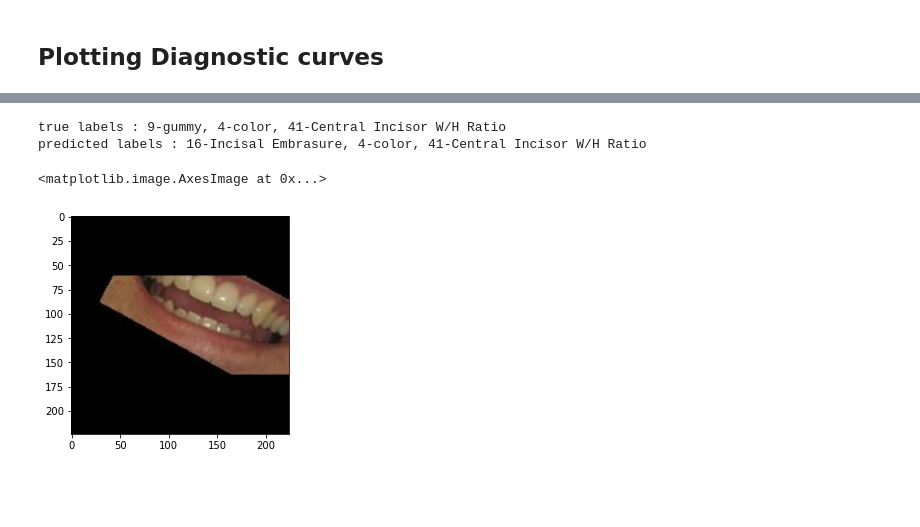
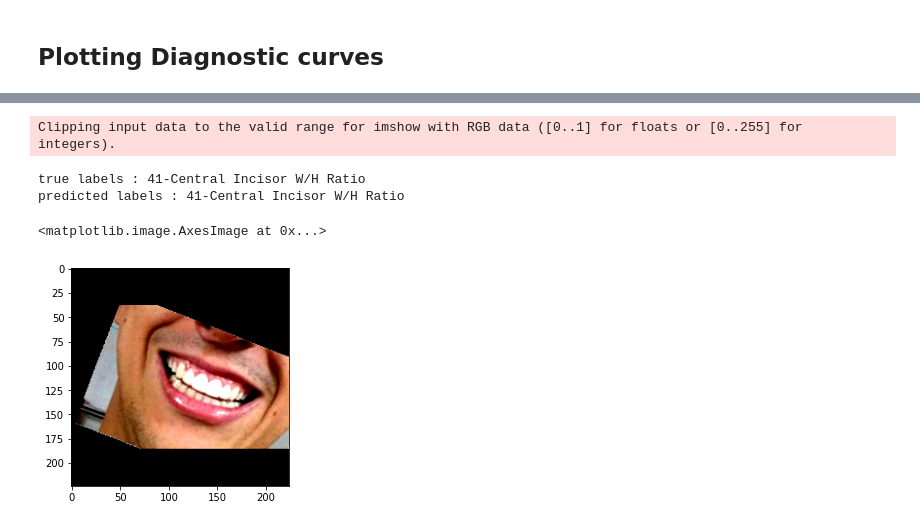
Before and after one commit to moheb432/principles-of-smile, a Jupyter notebook: vgg_transfer_teeth.ipynb, the cells around one changed output, grey strips where cells are left out. Drawn from its saved outputs; the diff is of its cells as text; code cells hidden in the pictures; blank space fills up the shorter version.

```diff
--- a/vgg_transfer_teeth.ipynb
+++ b/vgg_transfer_teeth.ipynb
@@ -121,7 +152,6 @@ model.add(MaxPool2D((2,2), strides=(2,2)))
 
 model.add(Conv2D(256, (3, 3), activation='relu',name="conv3_1"))
 model.add(Conv2D(256, (3, 3), activation='relu',name="conv3_2"))
-#model.add(Dropout(0.1))
 model.add(Conv2D(256, (3, 3), activation='relu',name="conv3_3"))
 model.add(MaxPool2D((2,2), strides=(2,2)))
 
@@ -129,30 +159,39 @@ model.add(Conv2D(512, (3, 3), activation='relu',name="conv4_1"))
 model.add(Conv2D(512, (3, 3), activation='relu',name="conv4_2"))
 model.add(Conv2D(512, (3, 3), activation='relu',name="conv4_3"))
 model.add(MaxPool2D((2,2), strides=(2,2)))
+
 model.add(Conv2D(512, (3, 3), activation='relu',name="conv5_1"))
 model.add(Conv2D(512, (3, 3), activation='relu',name="conv5_2"))
-model.add(Dropout(0.1))
 model.add(Conv2D(512, (3, 3), activation='relu',name="conv5_3"))
 model.add(MaxPool2D((2,2), strides=(2,2)))
 
-model.load_weights('vgg_face_weights.h5', by_name=True,skip_mismatch=True)
+model.load_weights('/content/drive/MyDrive/vgg_face_weights.h5', by_name=True,skip_mismatch=True)
 
 #freezing layers
 for layer in model.layers:
     layer.trainable = False
+
+model.get_layer("conv3_1").trainable =True
+#model.get_layer("conv3_3").trainable =True
+#model.get_layer("conv4_1").trainable =True
+model.get_layer("conv4_1").trainable =True
+model.get_layer("conv4_2").trainable =True
 model.get_layer("conv5_3").trainable =True
-model.get_layer("conv5_2").trainable =True
-# model.get_layer("conv5_1").trainable =True
-model.get_layer("conv4_3").trainable =True
-model.get_layer("conv3_3").trainable =True
-# model.get_layer("conv1_2").trainable =True
-# model.get_layer("conv1_1").trainable =True
+model.get_layer("conv5_1").trainable =True
+
 
 #adding output layers
 model.add(Flatten())
-#model.add(Dropout(0.1))
-#model.add( Dense(16, activation='relu'))
-model.add( Dense(16, activation='relu', kernel_regularizer=keras.regularizers.L2(0.01)))
+
+model.add( Dense(64,use_bias=False, kernel_regularizer=keras.regularizers.L2(0.02)))
+model.add(BatchNormalization())
+model.add(Activation("relu"))
+
+model.add(Dropout(0.5))
+
+model.add( Dense(16, use_bias=False,kernel_regularizer=keras.regularizers.L2(0.015)))
+model.add(BatchNormalization())
+model.add(Activation("relu"))
 
 model.add(Dense(5, activation='sigmoid'))
 # summarize
@@ -179,5 +218,5 @@ _________________________________________________________________
 # %%
-initial_learning_rate = 0.022
+initial_learning_rate = 0.0002
 lr_schedule = keras.optimizers.schedules.ExponentialDecay(
     initial_learning_rate,
     decay_steps=1000,
@@ -189,5 +228,5 @@ lr_schedule = keras.optimizers.schedules.ExponentialDecay(
 model.compile(optimizer=keras.optimizers.Adam(learning_rate=initial_learning_rate),loss = 'BinaryCrossentropy',metrics=['binary_accuracy'])
 
 #fit model
-history=model.fit(x=training_set, validation_data=valid_set, epochs=20 , shuffle =True)
+history=model.fit(x=training_set, validation_data=valid_set, epochs=25 , shuffle =True)
 # %% [output]
@@ -285,31 +324,33 @@ print(classification_report(y_test, y_pred,target_names=label_names))
 # %%
+n=120
 # output sample
 true_labels=[]
 pred_labels = []
 
 for y ,z  in zip(y_test,y_pred):
     true =[]
     pred =[]
     for i, x in enumerate(classes):
         if y[i]==1 :
             true.append(x)
 
         if z[i]==1 :
             pred.append(x)
     true_labels.append(", ".join(true))
     pred_labels.append(", ".join(pred))
 
 #print(test_set.index_array)
-print("true labels : "+true_labels[9])
-print("predicted labels : "+pred_labels[9])
+print("true labels : "+true_labels[n])
+print("predicted labels : "+pred_labels[n])
 
-plt.imshow(X_test[9])
+plt.imshow(X_test[n])
 
 #['gummy', 'golden_proportion ', 'gap', 'crowding', 'incisal embrassure ', 'color', 'Central line', 'Crooked', 'Central Incisor W/H Ratio', 'Black triangle', 'perfect']
 # %% [output]
-true labels : 9-gummy, 4-color, 41-Central Incisor W/H Ratio
-predicted labels : 16-Incisal Embrasure, 4-color, 41-Central Incisor W/H Ratio
+Clipping input data to the valid range for imshow with RGB data ([0..1] for floats or [0..255] for integers).
-<matplotlib.image.AxesImage at 0x...>
+true labels : 41-Central Incisor W/H Ratio
+predicted labels : 41-Central Incisor W/H Ratio
+<matplotlib.image.AxesImage at 0x...>
-[figure, old version]
+[figure, new version]
 # %%
 model.save("vgg_teeth.h5")
```
Also changed, not shown: parts of 9 cells of this notebook, 1 other file.
